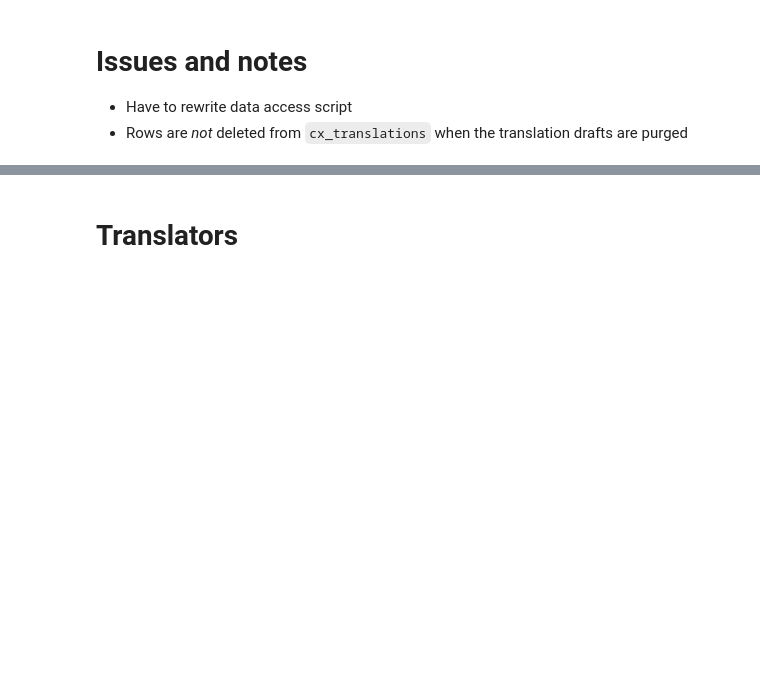
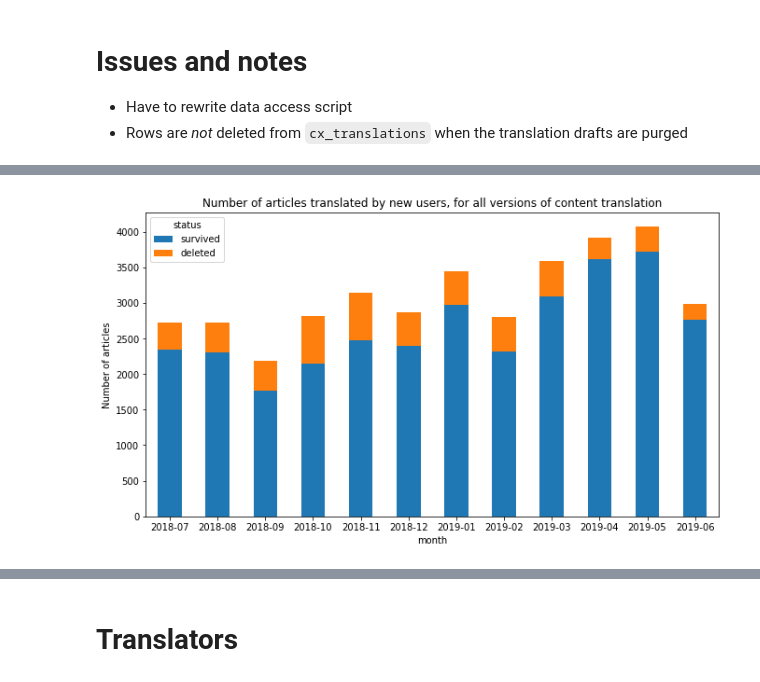
Before and after one commit to wikimedia-research/2018-19-Language-annual-plan-metrics, a Jupyter notebook: Language-metrics.ipynb, the cells around one changed output, grey strips where cells are left out. Drawn from its saved outputs; the diff is of its cells as text; code cells hidden in the pictures; blank space fills up the shorter version.

Commit message:
T194650: Measure the surviving translations by newcomers

```diff
--- a/Language-metrics.ipynb
+++ b/Language-metrics.ipynb
@@ -13,3 +13,3 @@ charting.set_mpl_style()
 # %%
-MWH_SNAPSHOT = "2019-01"
+MWH_SNAPSHOT = "2019-06"
 # %% [markdown]
@@ -194,0 +54,3 @@ for df in dfs:
+# %%
+translation_counts = translation_counts[translation_counts.month < '2019-07']
+translation_counts
@@ -194,0 +76,12 @@ for df in dfs:
+# %%
+new_all_version = translation_counts[translation_counts.user_experience == 'new'] \
+                  .groupby(['month', 'status'], as_index = False)['n_translations'] \
+                  .sum() \
+                  .pivot(index='month', columns='status', values='n_translations')
+fig = new_all_version.loc[:,['survived','deleted']].plot.bar(stacked=True, figsize=(11, 6))
+fig.tick_params(axis = 'x', labelrotation=0)
+fig.set_ylabel('Number of articles')
+fig.set_title('Number of articles translated by new users, for all versions of content translation')
+fig.get_figure().savefig('figures/translation_counts_new_all_version.png', dpi=300)
+# %% [output]
+[figure, added]
```
Also changed, not shown: parts of 12 cells of this notebook, 4 other files.
